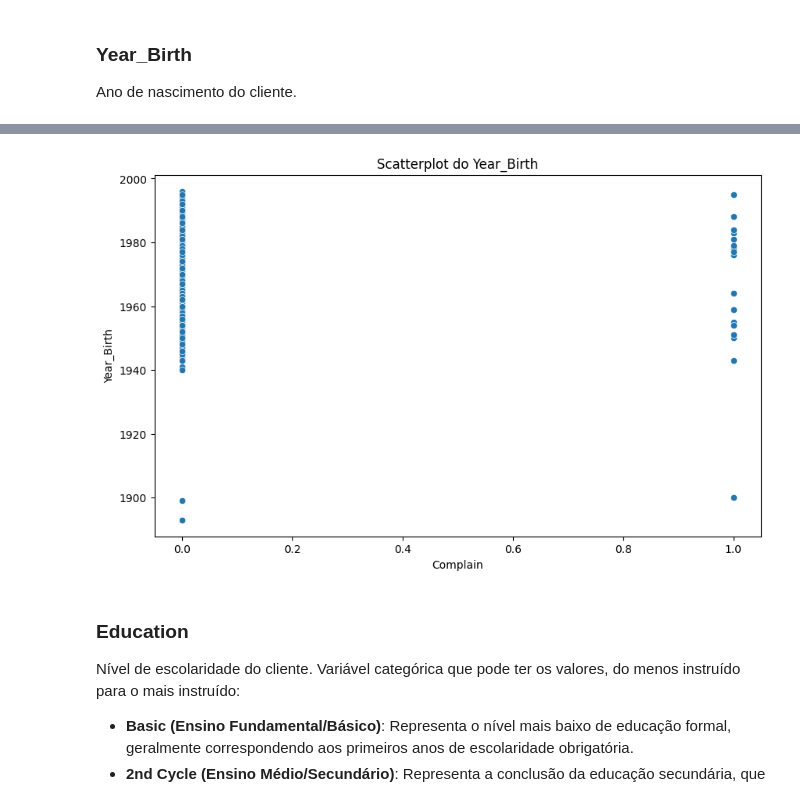
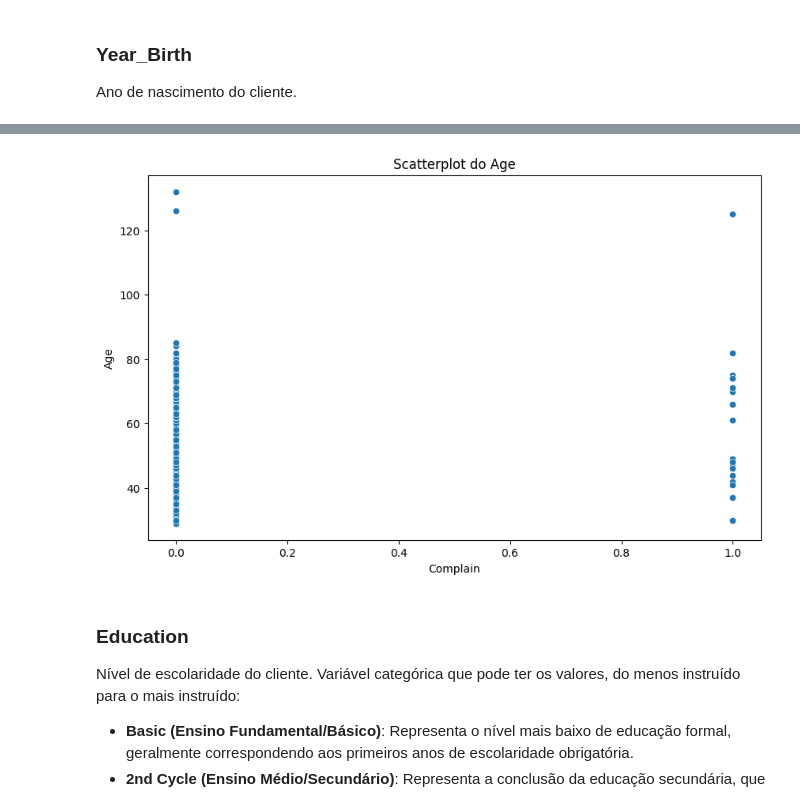
Before and after one commit to fernandosola/202501_aedi_as, a Jupyter notebook: notebooks/analises.ipynb, the cells around one changed output, grey strips where cells are left out. Saved outputs shown, nothing was run; the diff lists cells and outputs as text; code cells hidden in the pictures.

```diff
--- a/notebooks/analises.ipynb
+++ b/notebooks/analises.ipynb
@@ -157,7 +150,7 @@ A coluna ID não é relevante para a análise, portanto, será removida.
 
 display(Markdown(md))
 
-df.drop(columns=['ID', 'Z_CostContact', 'Z_Revenue'], inplace=True, errors='ignore')
+df.drop(columns=['ID'], inplace=True, errors='ignore')
 # %% [output]
 __Quantidade de Variáveis__: 29 \
 __Quantidade de Observações__: 2240
@@ -208,6 +201,7 @@ O dataset possui um desbalanceamento muito acentuado para a variável alvo.
 
 Ano de nascimento do cliente.
 # %%
-df['Year_Birth'].describe()
+df['Age'] = date.today().year - df['Year_Birth']
+df['Age'].describe()
 # %% [output]
 count    2240.000000
@@ -242,7 +236,7 @@ plt.show()
 # %%
 plt.figure(figsize=(10,6))
-sns.scatterplot(y='Year_Birth', x='Complain', data=df)
-plt.title('Scatterplot do Year_Birth')
+sns.scatterplot(y='Age', x='Complain', data=df)
+plt.title('Scatterplot do Age')
 plt.show()
 # %% [output]
-[figure, old version]
+[figure, new version]
```
Also changed, not shown: parts of 48 cells of this notebook, 1 other file.
